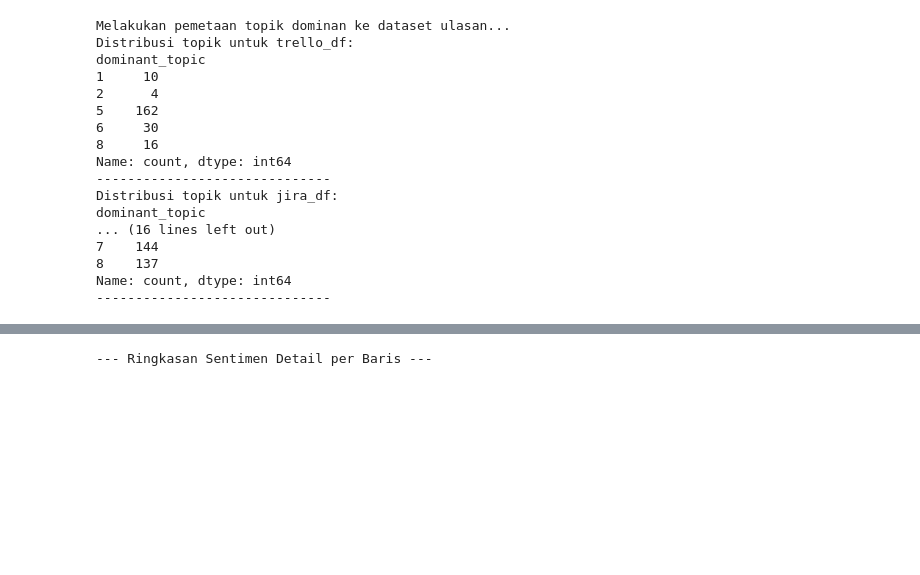
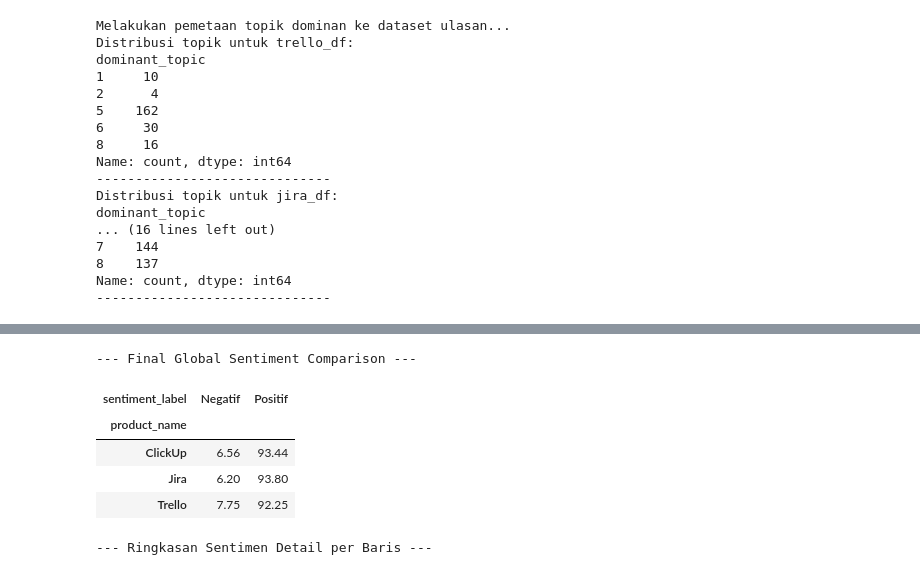
Before and after one commit to LatiefDataVisionary/pm-tools-absa-analysis, a Jupyter notebook: notebook/absa_trustradius.ipynb, the cells around one changed output, grey strips where cells are left out. Drawn from its saved outputs; the diff is of its cells as text; code cells hidden in the pictures; blank space fills up the shorter version.

```diff
--- a/notebook/absa_trustradius.ipynb
+++ b/notebook/absa_trustradius.ipynb
@@ -1153,3 +1195,20 @@ Name: count, dtype: int64
+# %%
+# Menghitung persentase sentimen positif/negatif di tingkat aspek untuk laporan akhir
+final_summary_flat = final_absa_df.groupby(['product_name', 'sentiment_label']).size().reset_index(name='Total_Count')
+grand_totals = final_absa_df.groupby('product_name').size().reset_index(name='Total_Aspects')
+
+final_summary_report = final_summary_flat.merge(grand_totals, on='product_name')
+final_summary_report['Percentage'] = (final_summary_report['Total_Count'] / final_summary_report['Total_Aspects'] * 100).round(2)
+
+print("--- Final Global Sentiment Comparison ---")
+display(final_summary_report.pivot(index='product_name', columns='sentiment_label', values='Percentage'))
+# %% [output]
+--- Final Global Sentiment Comparison ---
+| sentiment_label | Negatif | Positif |
+| product_name |  |  |
+| ClickUp | 6.56 | 93.44 |
+| Jira | 6.20 | 93.80 |
+| Trello | 7.75 | 92.25 |
 # %%
 import pandas as pd
 
```
Also changed, not shown: parts of 6 cells of this notebook.
